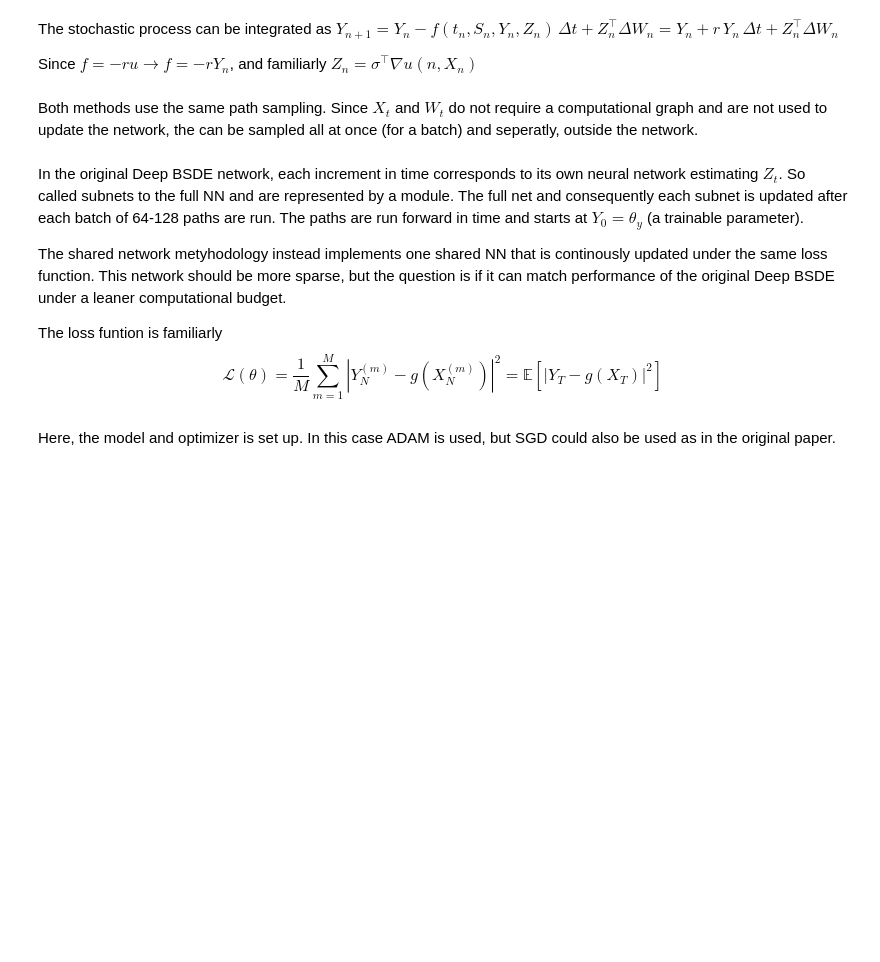
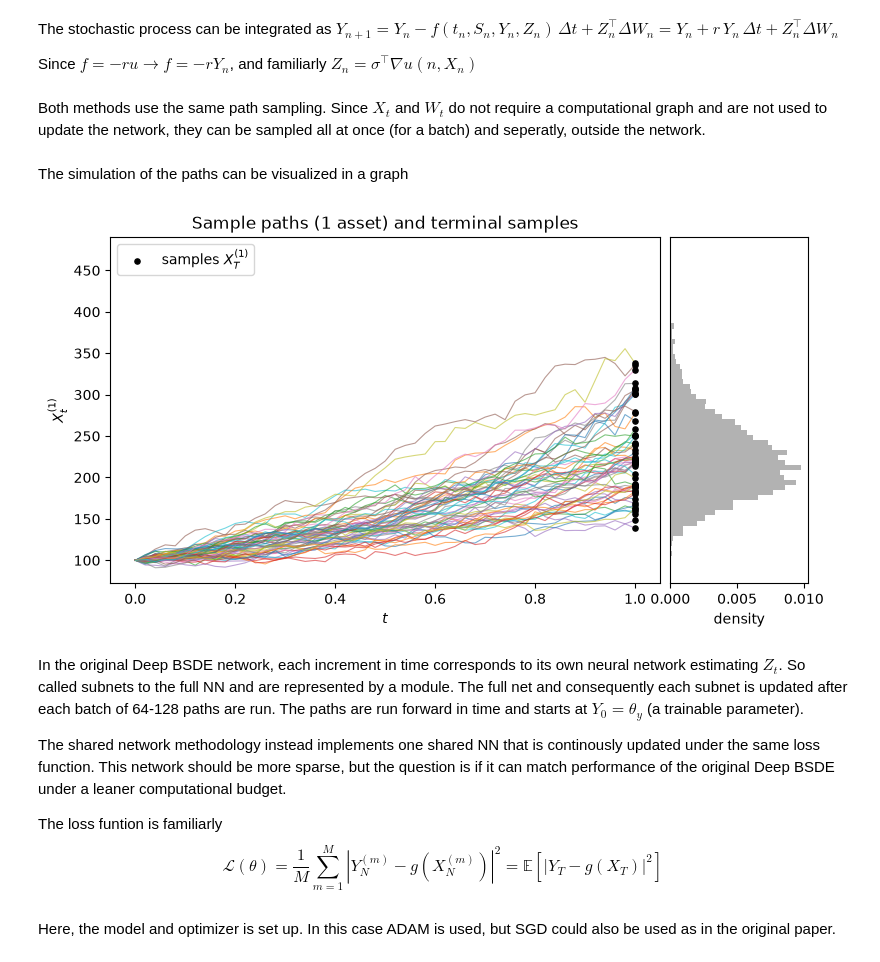
Before and after one commit to SvanteOskarAndersson/The-Deep-BSDE-Method-for-High-Dimensional-Parabolic-PDEs, a Jupyter notebook: notebooks/BS_neural_comp.ipynb, the cells around one changed output. Drawn from its saved outputs; the diff is of its cells as text; code cells hidden in the pictures; blank space fills up the shorter version.

```diff
--- a/notebooks/BS_neural_comp.ipynb
+++ b/notebooks/BS_neural_comp.ipynb
@@ -41,7 +45,7 @@ The stochastic process can be integrated as $Y_{n+1} = Y_n - f(t_n, S_n, Y_n, Z_
 
 Since $f = -ru \to f = - r Y_n$, and familiarly $Z_n = \sigma^{\top} \nabla u(n, X_n)$
 # %% [markdown]
-Both methods use the same path sampling. Since $X_t$ and $W_t$ do not require a computational graph and are not used to update the network, the can be sampled all at once (for a batch) and seperatly, outside the network.
+Both methods use the same path sampling. Since $X_t$ and $W_t$ do not require a computational graph and are not used to update the network, they can be sampled all at once (for a batch) and seperatly, outside the network.
 # %%
 def sample_paths(xi, bs, d, N, dt, r=0.05, q=0.0, sigma=0.2):
     dW = np.sqrt(dt) * np.random.randn(bs, N, d)
@@ -62,10 +66,45 @@ def g_geo(x):  # geometric basket call (closed form exists)
 
 def g_ari(x):
     pass
+# %% [markdown]
+The simulation of the paths can be visualized in a graph
+# %%
+# Illustration parameters
+xi, d, T, N = 100.0, 1, 1.0, 50
+dt = T / N
+bs_show, bs_hist = 60, 5000           # paths drawn, samples in histogram
+
+X, _ = sample_paths(xi, bs_hist, d, N, dt, r = 0.1)
+X = X[:, :, 0].numpy()                # first asset, shape (bs, N+1)
+t = np.linspace(0, T, N + 1)
+X_T = X[:, -1]
+
+fig, (ax, axh) = plt.subplots(
+    1, 2, sharey=True, figsize=(9, 4.5),
+    gridspec_kw={"width_ratios": [4, 1], "wspace": 0.03},
+)
+
+ax.plot(t, X[:bs_show].T, lw=0.8, alpha=0.6)
+ax.scatter(np.full(bs_show, T), X_T[:bs_show], s=14, color="k", zorder=3,
+           label=r"samples $X_T^{(1)}$")
+ax.set_xlabel("$t$")
+ax.set_ylabel(r"$X_t^{(1)}$")
+ax.set_title("Sample paths (1 asset) and terminal samples")
+ax.legend(loc="upper left")
+
+axh.hist(X_T, bins=60, orientation="horizontal", density=True,
+         color="gray", alpha=0.6)
+axh.set_xlabel("density")
+axh.tick_params(left=False)
+
+plt.tight_layout()
+plt.show()
+# %% [output]
+[figure, added]
 # %% [markdown]
 In the original Deep BSDE network, each increment in time corresponds to its own neural network estimating $Z_t$. So called subnets to the full NN and are represented by a module. The full net and consequently each subnet is updated after each batch of 64-128 paths are run. The paths are run forward in time and starts at $Y_0 = \theta_y$ (a trainable parameter).
 
-The shared network metyhodology instead implements one shared NN that is continously updated under the same loss function. This network should be more sparse, but the question is if it can match performance of the original Deep BSDE under a leaner computational budget.
+The shared network methodology instead implements one shared NN that is continously updated under the same loss function. This network should be more sparse, but the question is if it can match performance of the original Deep BSDE under a leaner computational budget.
 
 
 The loss funtion is familiarly
```
Also changed, not shown: parts of 10 cells of this notebook, 2 other files.
